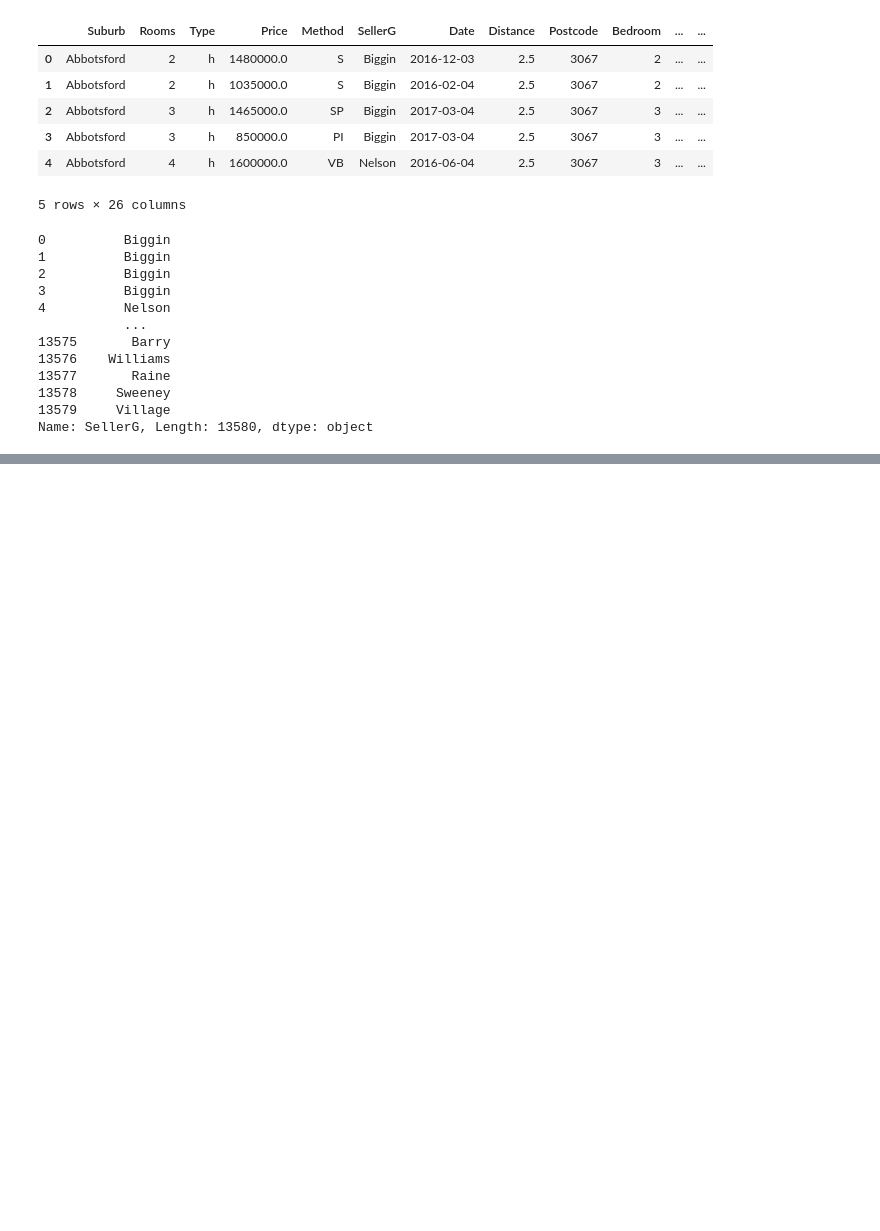
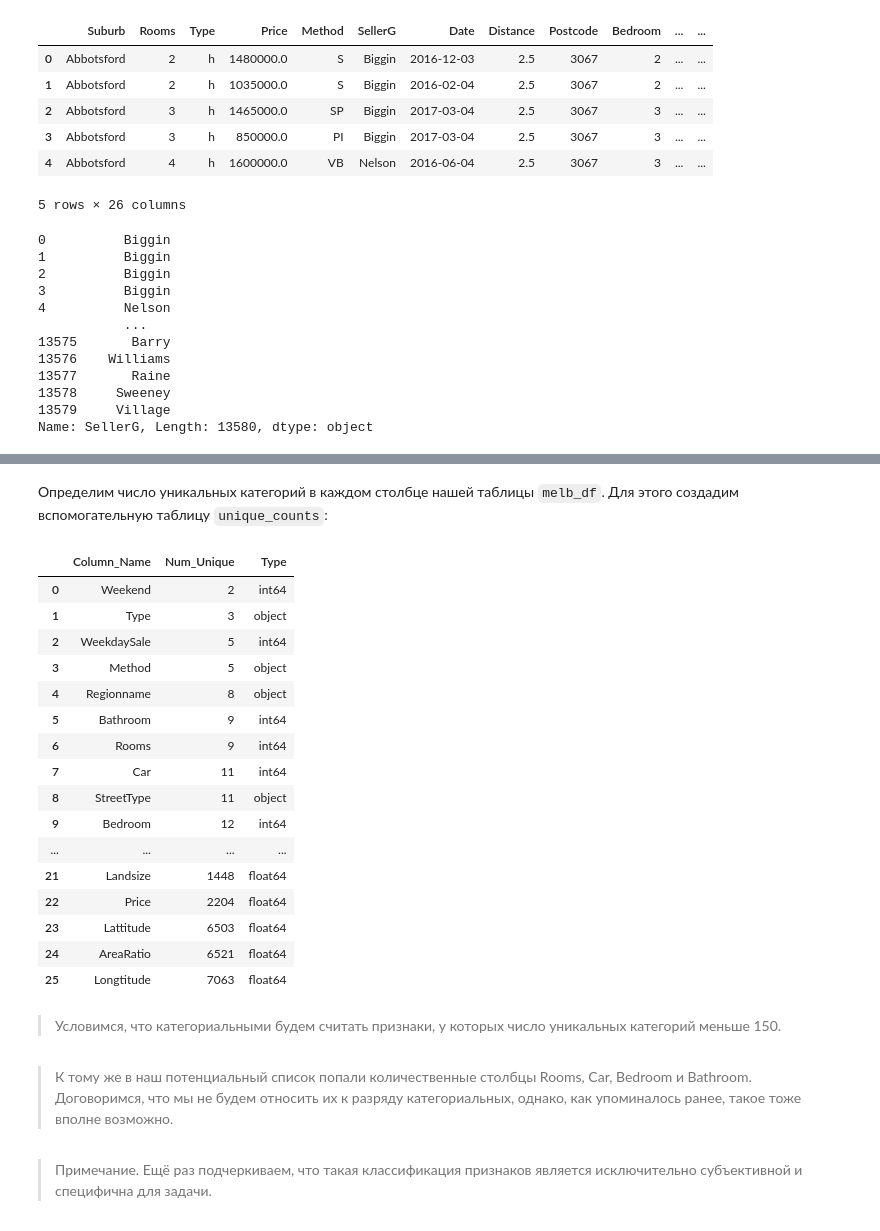
Before and after one commit to AndreiDS63/sf_data_science, a Jupyter notebook: practice/Python-11 Pandas Basic/1. intro.ipynb, the cells around one changed output, grey strips where cells are left out. Cells and saved outputs as stored; diff of their text form; code cells hidden in the pictures; blank space fills up the shorter version.

```diff
--- a/practice/Python-11 Pandas Basic/1. intro.ipynb
+++ b/practice/Python-11 Pandas Basic/1. intro.ipynb
@@ -525,0 +578,36 @@ Name: SellerG, Length: 13580, dtype: object
+# %% [markdown]
+Определим число уникальных категорий в каждом столбце нашей таблицы `melb_df`. Для этого создадим вспомогательную таблицу `unique_counts`:
+# %%
+unique_list = []
+for col in melb_df.columns:
+    item = (col, melb_df[col].nunique(), melb_df[col].dtypes)
+    unique_list.append(item)
+unique_counts = pd.DataFrame(
+    unique_list,
+    columns=['Column_Name', 'Num_Unique', 'Type']
+).sort_values(by='Num_Unique', ignore_index=True)
+unique_counts
+# %% [output]
+|  | Column_Name | Num_Unique | Type |
+| 0 | Weekend | 2 | int64 |
+| 1 | Type | 3 | object |
+| 2 | WeekdaySale | 5 | int64 |
+| 3 | Method | 5 | object |
+| 4 | Regionname | 8 | object |
+| 5 | Bathroom | 9 | int64 |
+| 6 | Rooms | 9 | int64 |
+| 7 | Car | 11 | int64 |
+| 8 | StreetType | 11 | object |
+| 9 | Bedroom | 12 | int64 |
+| ... | ... | ... | ... |
+| 21 | Landsize | 1448 | float64 |
+| 22 | Price | 2204 | float64 |
+| 23 | Lattitude | 6503 | float64 |
+| 24 | AreaRatio | 6521 | float64 |
+| 25 | Longtitude | 7063 | float64 |
+# %% [markdown]
+> Условимся, что категориальными будем считать признаки, у которых число уникальных категорий меньше 150.
+# %% [markdown]
+> К тому же в наш потенциальный список попали количественные столбцы Rooms, Car, Bedroom и Bathroom. Договоримся, что мы не будем относить их к разряду категориальных, однако, как упоминалось ранее, такое тоже вполне возможно.
+# %% [markdown]
+> Примечание. Ещё раз подчеркиваем, что такая классификация признаков является исключительно субъективной и специфична для задачи.
```
Also changed, not shown: parts of 37 cells of this notebook, 1 other file.
